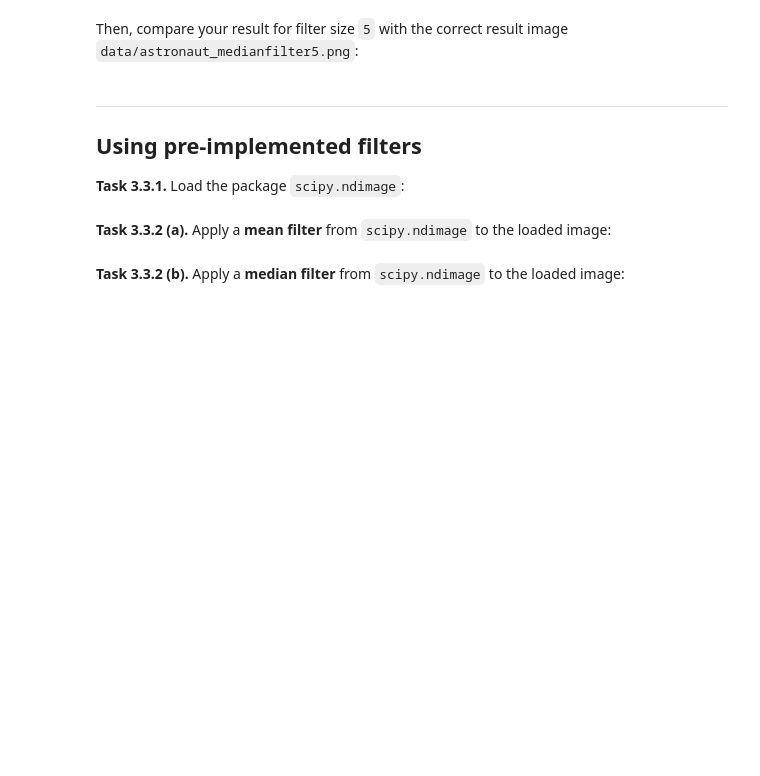
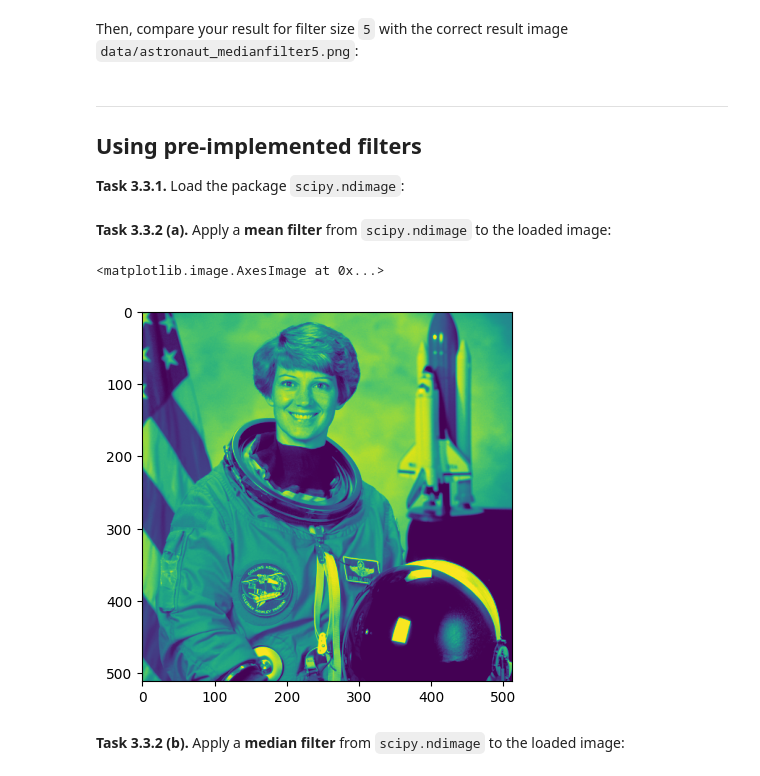
Before and after one commit to rosavsl/mobi-fs3-python, a Jupyter notebook: task3.ipynb, the cells around one changed output. Cells and saved outputs as stored; diff of their text form; code cells hidden in the pictures; blank space fills up the shorter version.

```diff
--- a/task3.ipynb
+++ b/task3.ipynb
@@ -89,4 +91,10 @@ assert numpy.allclose(img3, img4, atol=1/255)
 # %% [markdown]
 **<a id="#">Task 3.3.2 (a).</a>** Apply a **mean filter** from `scipy.ndimage` to the loaded image:
+# %%
+img5 = scipy.ndimage.uniform_filter(img, 1)
+plt.imshow(img5)
+# %% [output]
+<matplotlib.image.AxesImage at 0x...>
+[figure, added]
 # %% [markdown]
 **<a id="#">Task 3.3.2 (b).</a>** Apply a **median filter** from `scipy.ndimage` to the loaded image:
```
Also changed, not shown: parts of 7 cells of this notebook.
